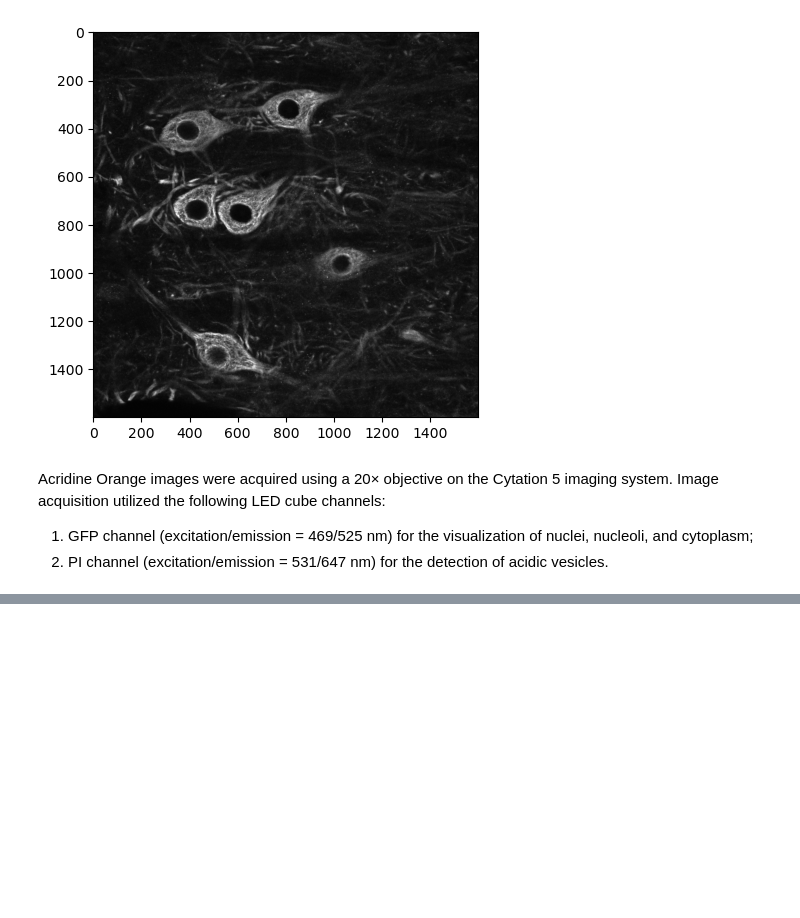
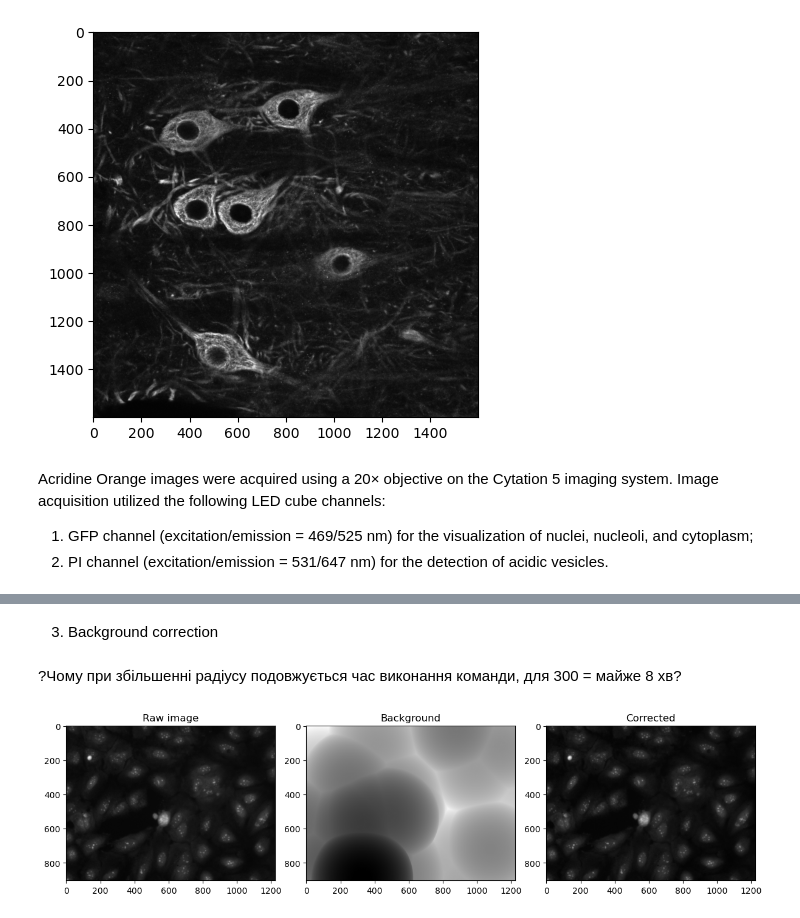
Before and after one commit to drBat1998/BioInUA_2025_img_analysis, a Jupyter notebook: course_data/playground.ipynb, the cells around one changed output, grey strips where cells are left out. Drawn from its saved outputs; the diff is of its cells as text; code cells hidden in the pictures; blank space fills up the shorter version.

Commit message:
correction

```diff
--- a/course_data/playground.ipynb
+++ b/course_data/playground.ipynb
@@ -216,3 +105,0 @@ IsADirectoryError: [Errno 21] Is a directory: '/'
-# %%
-img = tiff.imread("A01_s1_ch1.tif").astype(np.float32)
-corrected = basic.transform(img, flatfield, darkfield)
@@ -218,0 +174,38 @@ corrected = basic.transform(img, flatfield, darkfield)
+# %% [markdown]
+3. Background correction
+# %%
+import numpy as np
+import tifffile as tiff
+import skimage
+import matplotlib.pyplot as plt
+
+def background_correction(input_img: np.ndarray, radius: int = 50):
+    """
+    Performs background correction using rolling-ball algorithm from scikit-image.
+    Visualizes raw, background, and corrected images side-by-side.
+    """
+    # Compute background
+    background_img = skimage.restoration.rolling_ball(input_img, radius=radius)
+    corr_img = input_img - background_img
+    corr_img = corr_img.clip(min=0)
+
+    fig, axes = plt.subplots(1, 3, figsize=(12, 4))
+    axes[0].imshow(input_img, cmap='gray')
+    axes[0].set_title('Raw image')
+
+    axes[1].imshow(background_img, cmap='gray')
+    axes[1].set_title('Background')
+
+    axes[2].imshow(corr_img, cmap='gray')
+    axes[2].set_title('Corrected')
+
+    plt.tight_layout()
+    plt.show()
+
+    return corr_img.astype(input_img.dtype)
+# %% [markdown]
+?Чому при збільшенні радіусу подовжується час виконання команди, для 300 = майже 8 хв?
+# %%
+GFP_cor = background_correction(GFP, 300)
+# %% [output]
+[figure, added]
```
Also changed, not shown: parts of 15 cells of this notebook.
